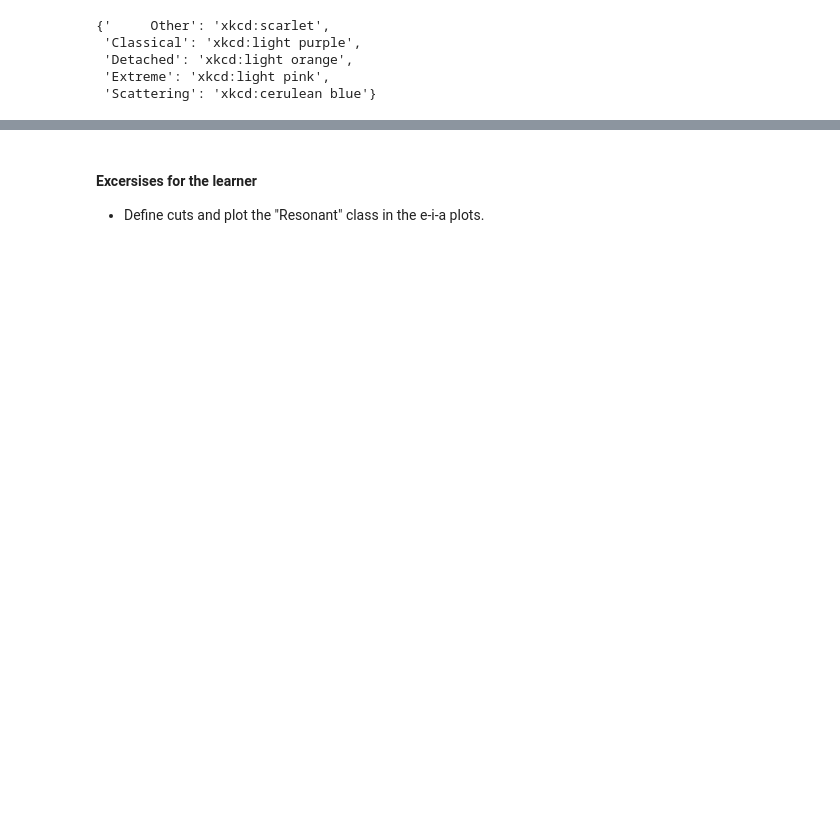
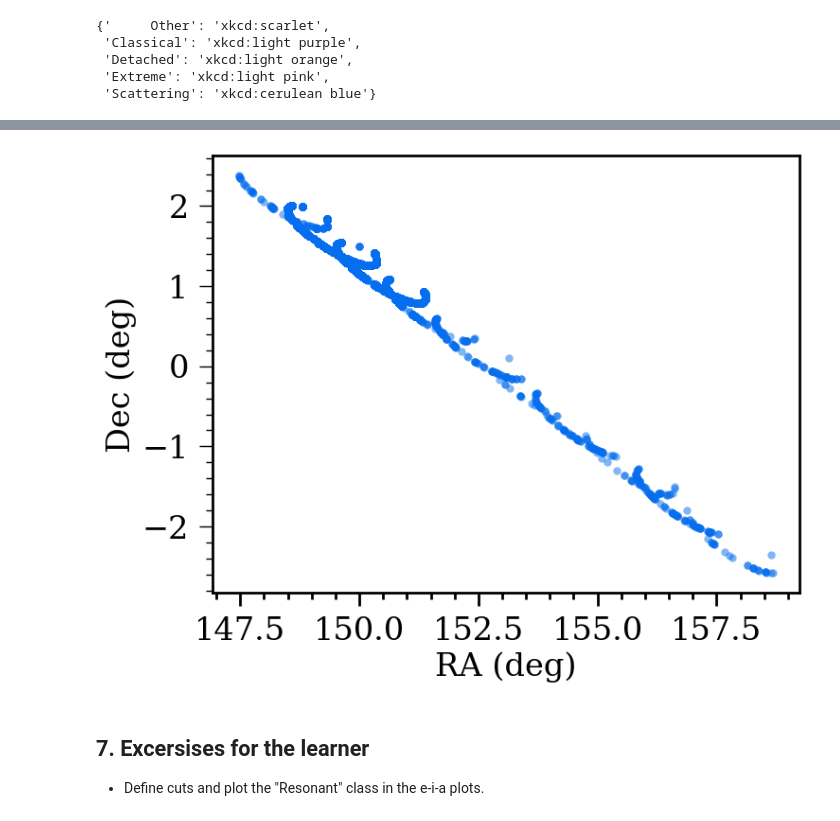
Before and after one commit to rubin-dp0/tutorial-notebooks, a Jupyter notebook: DP03_04_Trans-Neptunian_Objects.ipynb, the cells around one changed output, grey strips where cells are left out. Cells and saved outputs as stored; diff of their text form; code cells hidden in the pictures; blank space fills up the shorter version.

```diff
--- a/DP03_04_Trans-Neptunian_Objects.ipynb
+++ b/DP03_04_Trans-Neptunian_Objects.ipynb
@@ -682,4 +802,17 @@ plt.show()
+# %%
+my_object = service.search("SELECT ra, decl, mag, filter, midPointTai "
+                           "FROM dp03_catalogs.DiaSource "
+                           "WHERE ssObjectId = -735085100561880491").to_table()
+# %%
+plt.rcParams['figure.facecolor'] = 'white'
+# %%
+plt.plot(my_object['ra'], my_object['decl'], 'o', alpha=0.5, mew=0)
+plt.xlabel('RA (deg)')
+plt.ylabel('Dec (deg)')
+plt.show()
+# %% [output]
+[figure, added]
 # %% [markdown]
-#### Excersises for the learner
+## 7. Excersises for the learner
 
 - Define cuts and plot the "Resonant" class in the e-i-a plots.
```
Also changed, not shown: parts of 66 cells of this notebook.
